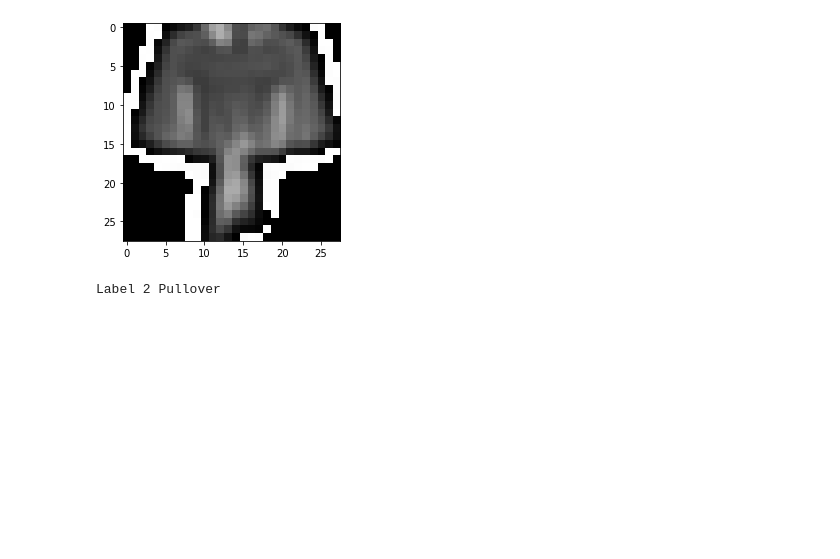
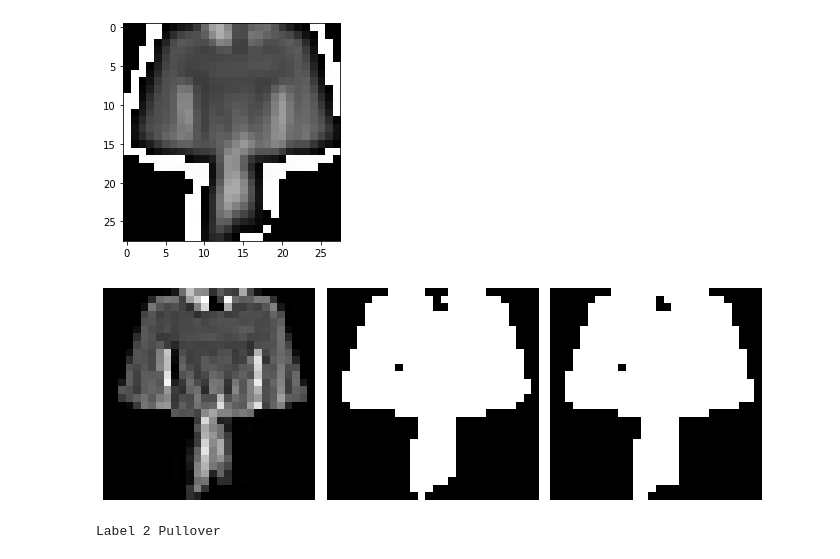
Before and after one commit to don3tan/MLCodingChallenge, a Jupyter notebook: FashionMNIST.ipynb, the cells around one changed output. Cells and saved outputs as stored; diff of their text form; code cells hidden in the pictures; blank space fills up the shorter version.

```diff
--- a/FashionMNIST.ipynb
+++ b/FashionMNIST.ipynb
@@ -134,6 +176,27 @@ imshow(sharpened,cmap='gray')
 # %% [output]
 <matplotlib.image.AxesImage at 0x...>
 [figure]
+# %%
+open_square = ndimage.binary_opening(image_3)
+
+eroded_square = ndimage.binary_erosion(image_3)
+reconstruction = ndimage.binary_propagation(eroded_square, mask=image_3)
+
+plt.figure(figsize=(9.5, 3))
+plt.subplot(131)
+plt.imshow(image_3, cmap=plt.cm.gray, interpolation='nearest')
+plt.axis('off')
+plt.subplot(132)
+plt.imshow(open_square, cmap=plt.cm.gray, interpolation='nearest')
+plt.axis('off')
+plt.subplot(133)
+plt.imshow(reconstruction, cmap=plt.cm.gray, interpolation='nearest')
+plt.axis('off')
+
+plt.subplots_adjust(wspace=0, hspace=0.02, top=0.99, bottom=0.01, left=0.01, right=0.99)
+plt.show()
+# %% [output]
+[figure, added]
 # %%
 image_4, label_4 = train_dataset[20432]
 imshow(np.asarray(image_4),cmap='gray')
```
Also changed, not shown: parts of 3 cells of this notebook.
